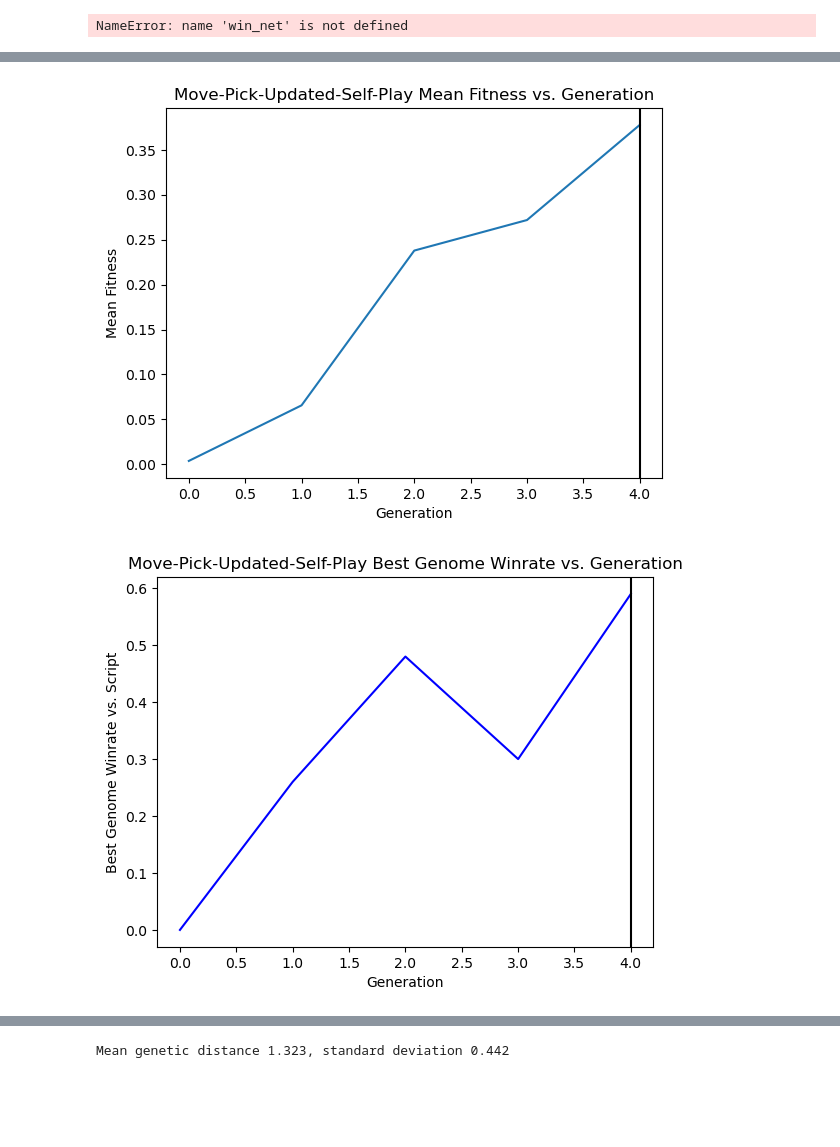
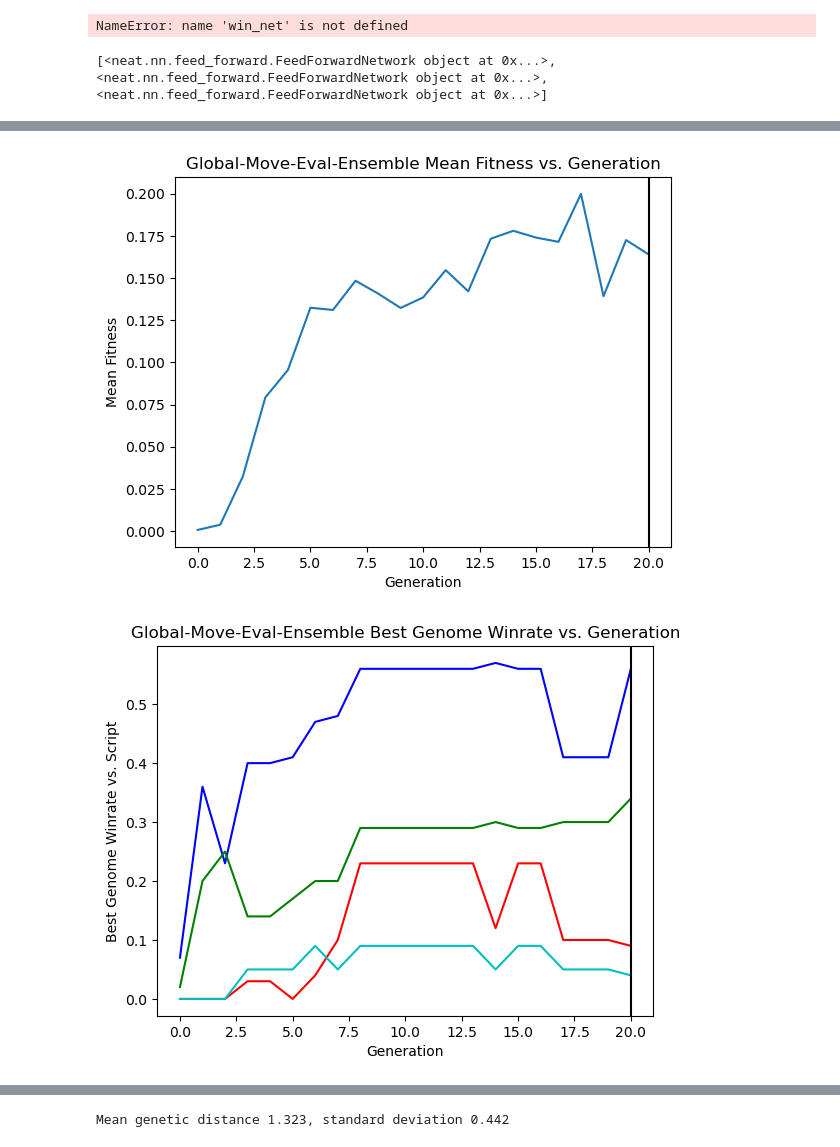
Before and after one commit to kevinriek/CS370-Independent-Research-Summer2023, a Jupyter notebook: cs370_Project.ipynb, the cells around one changed output, grey strips where cells are left out. Drawn from its saved outputs; the diff is of its cells as text; code cells hidden in the pictures; blank space fills up the shorter version.

```diff
--- a/cs370_Project.ipynb
+++ b/cs370_Project.ipynb
@@ -114,9 +72,15 @@ config = neat.Config(neat.DefaultGenome, neat.DefaultReproduction,
 script_performance(manager, win_net, config)
 # %% [output]
 NameError: name 'win_net' is not defined
+# %%
+print(best_networks)
+best_networks_copy = copy.deepcopy(best_networks)
+# %% [output]
+[<neat.nn.feed_forward.FeedForwardNetwork object at 0x...>, <neat.nn.feed_forward.FeedForwardNetwork object at 0x...>, <neat.nn.feed_forward.FeedForwardNetwork object at 0x...>]
 # %%
 random.seed(1648) #This is to set the random generated board starting positions
-win_net, win_genome, stats = Neat_AI.run(config_path, "Move-Pick Updated Self-Play")
+#best_networks = []
+win_net, win_genome, stats = Neat_AI.run(config_path, best_networks_copy, "Global Move Eval Ensemble")
 # %% [output]
  ****** Running generation 0 ******
 
@@ -139,2 +103,2 @@ Best genome Winrate vs. script : 0.59
-[figure, old version]
+[figure, new version]
-[figure, old version]
+[figure, new version]
```
Also changed, not shown: parts of 5 cells of this notebook, 5 other files.
